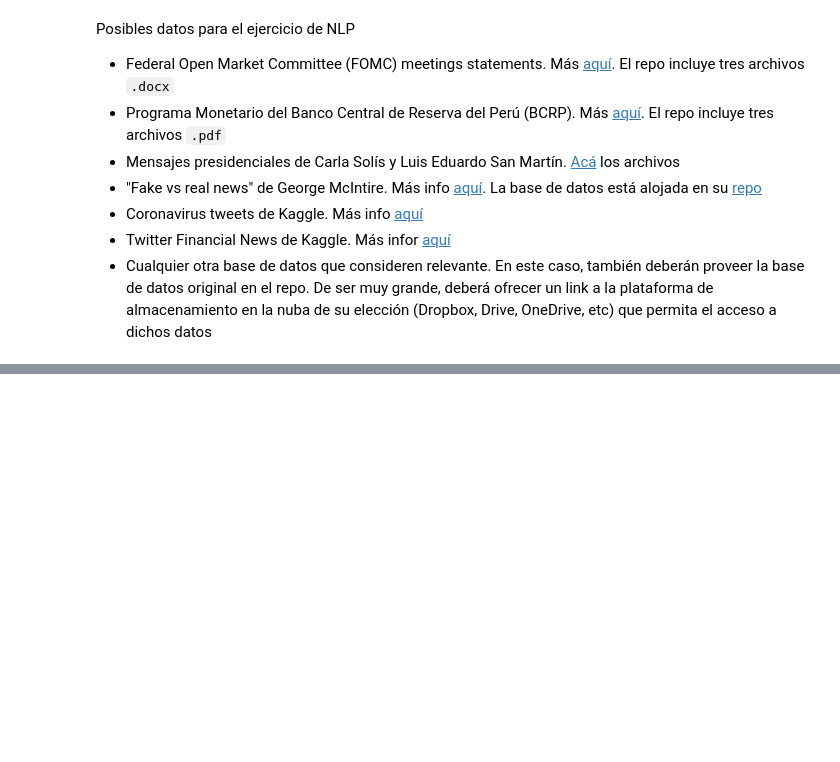
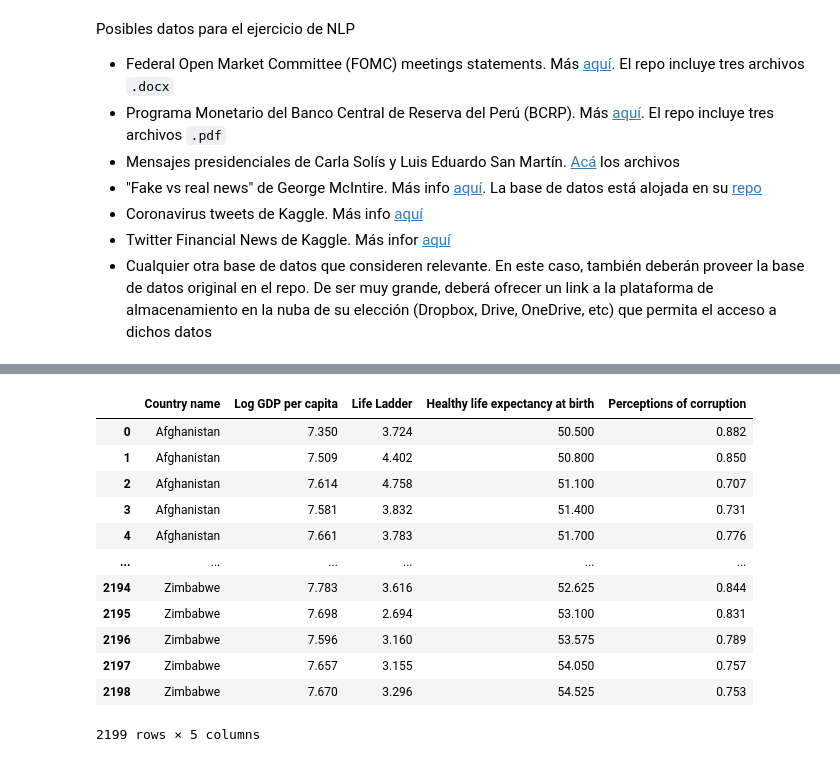
Before and after one commit to raviro2000/proyecto-final-rafael-vilca_piero-fernandez-davila, a Jupyter notebook: proyecto_final_plantilla.ipynb, the cells around one changed output, grey strips where cells are left out. Saved outputs shown, nothing was run; the diff lists cells and outputs as text; code cells hidden in the pictures; blank space fills up the shorter version.

```diff
--- a/proyecto_final_plantilla.ipynb
+++ b/proyecto_final_plantilla.ipynb
@@ -58,0 +86,19 @@ Posibles datos para el ejercicio de NLP
+# %%
+#Con el data frame cargado procedemos a aplicar algunos ejercicios de data wrangling
+#Filtrar columnas relevantes
+felicidad_filtrada = felicidad[['Country name', 'Log GDP per capita', 'Life Ladder', 'Healthy life expectancy at birth','Perceptions of corruption']]
+felicidad_filtrada
+# %% [output]
+|  | Country name | Log GDP per capita | Life Ladder | Healthy life expectancy at birth | Perceptions of corruption |
+| 0 | Afghanistan | 7.350 | 3.724 | 50.500 | 0.882 |
+| 1 | Afghanistan | 7.509 | 4.402 | 50.800 | 0.850 |
+| 2 | Afghanistan | 7.614 | 4.758 | 51.100 | 0.707 |
+| 3 | Afghanistan | 7.581 | 3.832 | 51.400 | 0.731 |
+| 4 | Afghanistan | 7.661 | 3.783 | 51.700 | 0.776 |
+| ... | ... | ... | ... | ... | ... |
+| 2194 | Zimbabwe | 7.783 | 3.616 | 52.625 | 0.844 |
+| 2195 | Zimbabwe | 7.698 | 2.694 | 53.100 | 0.831 |
+| 2196 | Zimbabwe | 7.596 | 3.160 | 53.575 | 0.789 |
+| 2197 | Zimbabwe | 7.657 | 3.155 | 54.050 | 0.757 |
+| 2198 | Zimbabwe | 7.670 | 3.296 | 54.525 | 0.753 |
+2199 rows × 5 columns
```
Also changed, not shown: parts of 13 cells of this notebook.
